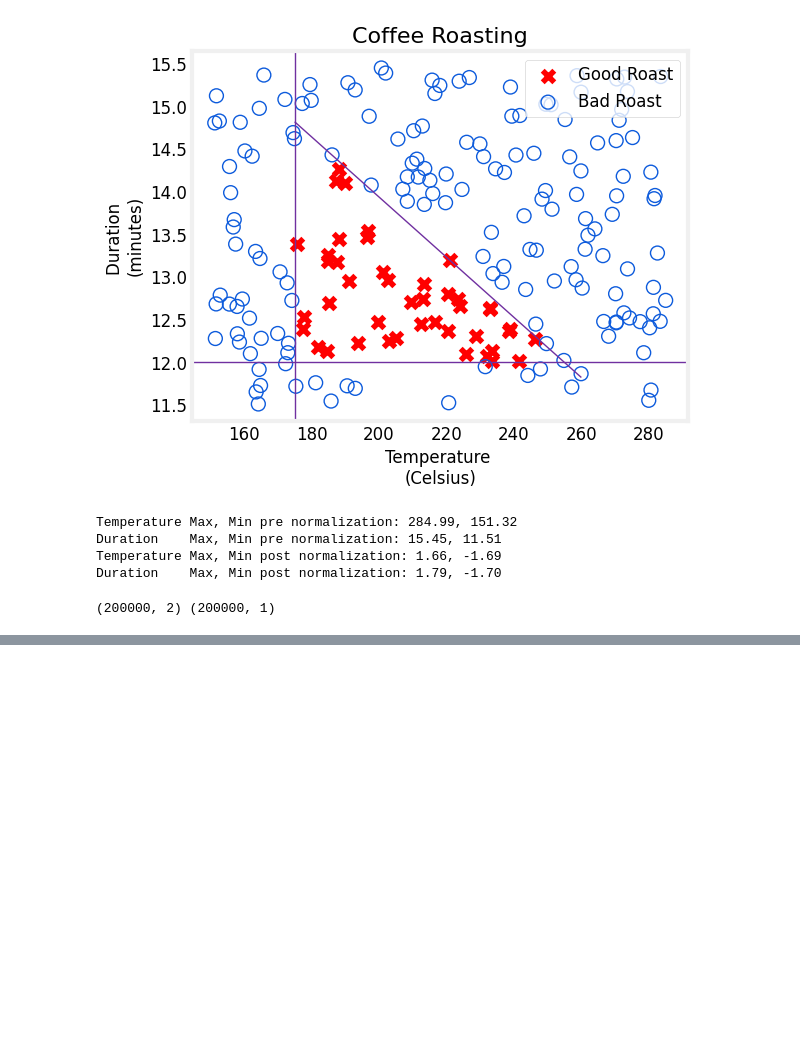
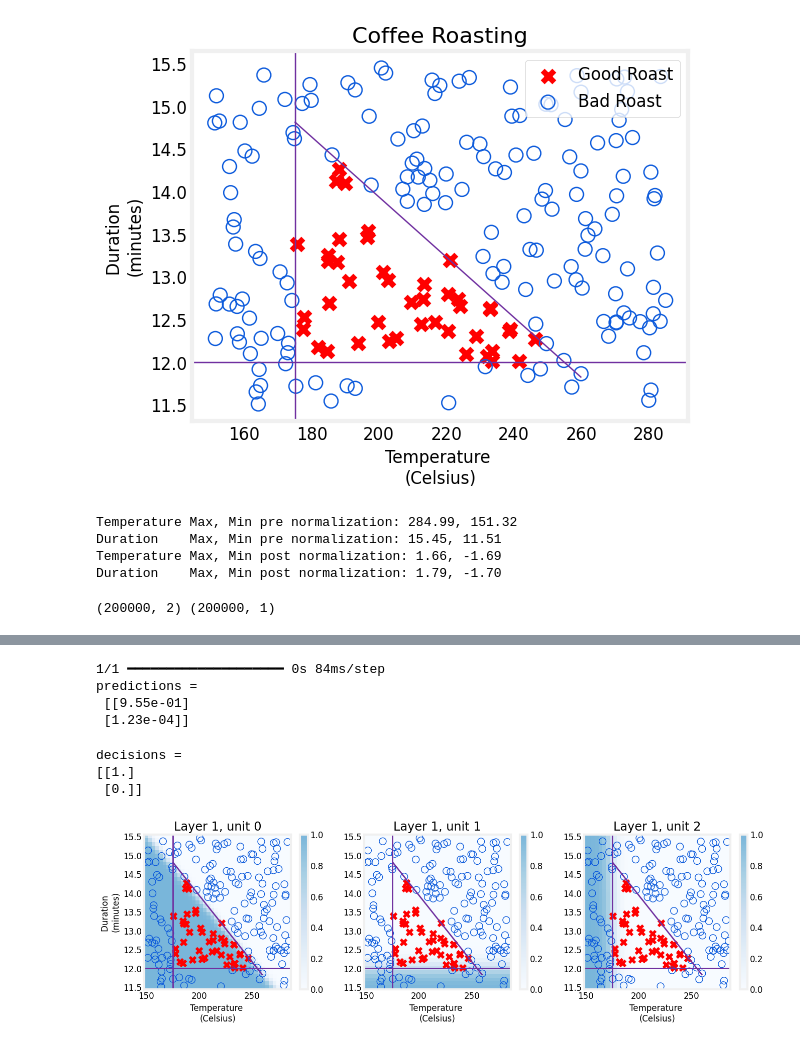
Before and after one commit to IshaanSKhanka28/Machine-Learning-by-Andrew-NG, a Jupyter notebook: CoffeeRoastingTF.ipynb, the cells around one changed output, grey strips where cells are left out. Cells and saved outputs as stored; diff of their text form; code cells hidden in the pictures; blank space fills up the shorter version.

```diff
--- a/CoffeeRoastingTF.ipynb
+++ b/CoffeeRoastingTF.ipynb
@@ -45,3 +45,13 @@ Yt = np.tile(Y,(1000,1))
 print(Xt.shape, Yt.shape)
 # %% [output]
 (200000, 2) (200000, 1)
+# %%
+tf.random.set_seed(1234)
+model = Sequential(
+    [
+        tf.keras.Input(shape=(2,)),
+        Dense(3, activation='sigmoid', name = 'layer1'),
+        Dense(1, activation='sigmoid', name = 'layer2')
+    ]
+)
+model.summary()
@@ -47,0 +86,10 @@ print(Xt.shape, Yt.shape)
+# %%
+model.compile(
+    loss = tf.keras.losses.BinaryCrossentropy(),
+    optimizer = tf.keras.optimizers.Adam(learning_rate=0.01),
+)
+
+model.fit(
+    Xt,Yt,
+    epochs=10,
+)
@@ -47,0 +118,31 @@ print(Xt.shape, Yt.shape)
+# %%
+X_test = np.array([
+    [200,13.9],
+    [200,17]])
+X_testn = norm_l(X_test)
+predictions = model.predict(X_testn)
+print("predictions = \n", predictions)
+# %% [output]
+1/1 ━━━━━━━━━━━━━━━━━━━━ 0s 84ms/step
+predictions =
+ [[9.55e-01]
+ [1.23e-04]]
+# %%
+yhat = np.zeros_like(predictions)
+for i in range(len(predictions)):
+    if predictions[i] >= 0.5:
+        yhat[i] = 1
+    else:
+        yhat[i] = 0
+print(f"decisions = \n{yhat}")
+# %% [output]
+decisions =
+[[1.]
+ [0.]]
+# %%
+W1, b1 = model.get_layer("layer1").get_weights()
+W2, b2 = model.get_layer("layer2").get_weights()
+# %%
+plt_layer(X, Y.reshape(-1,), W1, b1, norm_l)
+# %% [output]
+[figure, added]
```
Also changed, not shown: parts of 6 cells of this notebook.
